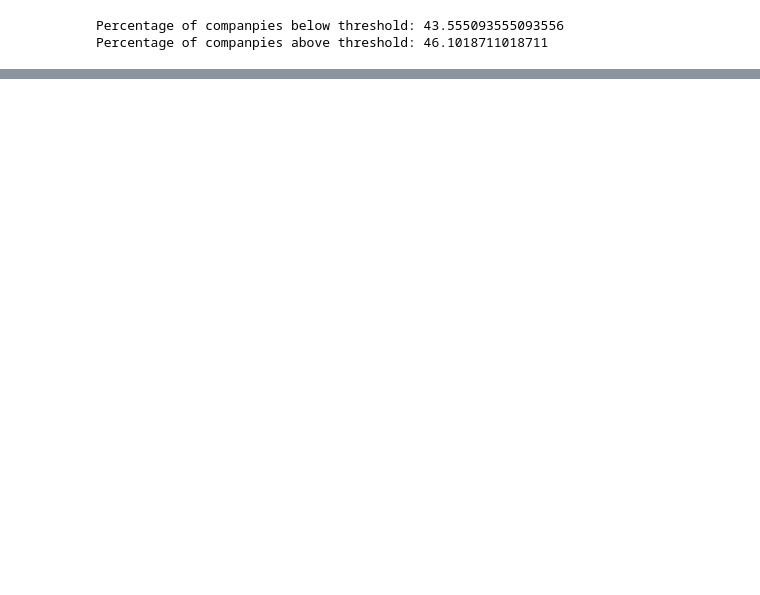
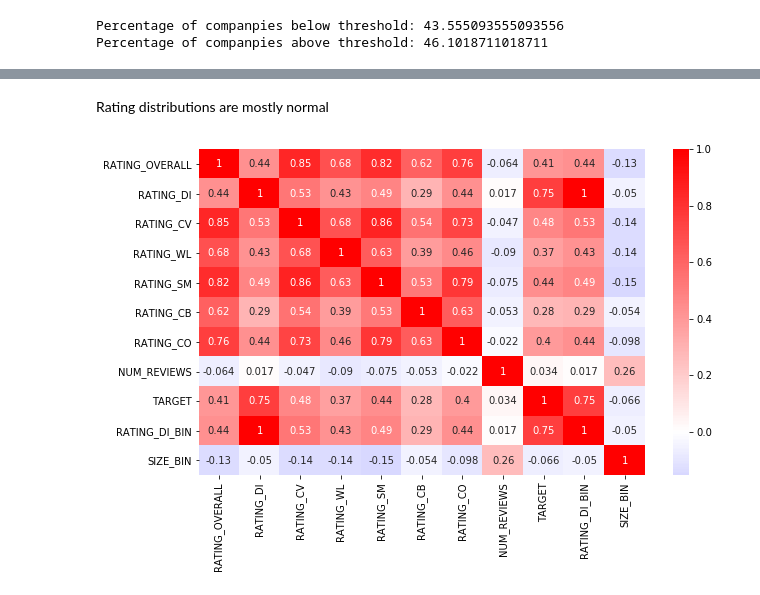
Before and after one commit to cierra4prez/NLP_Diversity_and_Inclusion, a Jupyter notebook: Cleaning.ipynb, the cells around one changed output, grey strips where cells are left out. Saved outputs shown, nothing was run; the diff lists cells and outputs as text; code cells hidden in the pictures; blank space fills up the shorter version.

```diff
--- a/Cleaning.ipynb
+++ b/Cleaning.ipynb
@@ -203,0 +293,3 @@ data.to_csv('data/glassdoor_ratings_main.csv', index=False)
+# %%
+# apply data cleaning function to 'FULL_DESCRIPTION' column
+data['CLEAN_DESCRIPTION'] = data['FULL_DESCRIPTION'].apply(clean_text)
@@ -203,0 +317,2 @@ data.to_csv('data/glassdoor_ratings_main.csv', index=False)
+# %%
+data['RATING_DI_BIN'] = data.RATING_DI.astype(float)
@@ -203,0 +340,19 @@ data.to_csv('data/glassdoor_ratings_main.csv', index=False)
+# %%
+## list of conditions you want to test
+conditions = [
+    data['SIZE'] == '10000+ Employees',
+    data['SIZE'] == '1001 to 5000 Employees',
+    data['SIZE'] == '5001 to 10000 Employees',
+    ((data['SIZE'] == '501 to 1000 Employees')|(data['SIZE'] == '201 to 500 Employees')| (data['SIZE'] == '51 to 200 Employees'))]
+
+## list of choices to be returned if said condition is True
+choices = [
+    4,
+    3,
+    2,
+    1]
+
+data['SIZE_BIN'] = np.select(conditions, choices, default=None)
+
+#Convert to float
+data['SIZE_BIN'] = data['SIZE_BIN'].astype(float)
@@ -203,0 +409,22 @@ data.to_csv('data/glassdoor_ratings_main.csv', index=False)
+# %% [markdown]
+Rating distributions are mostly normal
+# %%
+fig, ax = plt.subplots(figsize=(10, 6))
+
+corr = data.corr()
+
+# Generate a mask for the upper triangle
+mask = np.zeros_like(corr, dtype=np.bool)
+mask[np.triu_indices_from(mask)] = True
+
+sns.heatmap(corr, cmap='bwr', center=0, annot=True)
+
+# fix for matplotlib bug that cuts off top/bottom of seaborn viz
+b, t = plt.ylim() # discover the values for bottom and top
+b += 0.5 # Add 0.5 to the bottom
+t -= 0.5 # Subtract 0.5 from the top
+plt.ylim(b, t) # update the ylim(bottom, top) values
+
+plt.show()
+# %% [output]
+[figure, added]
```
Also changed, not shown: parts of 49 cells of this notebook, 3 other files.
